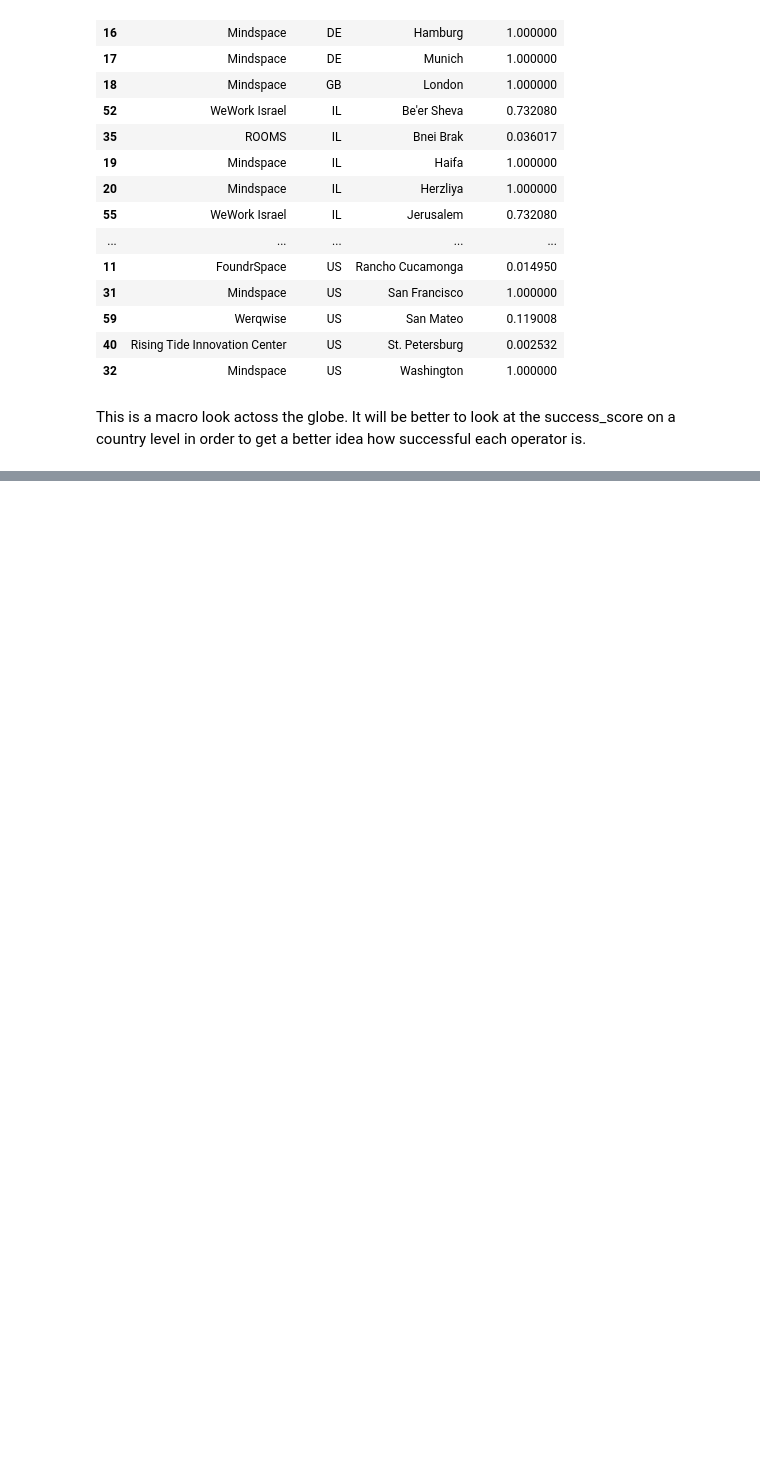
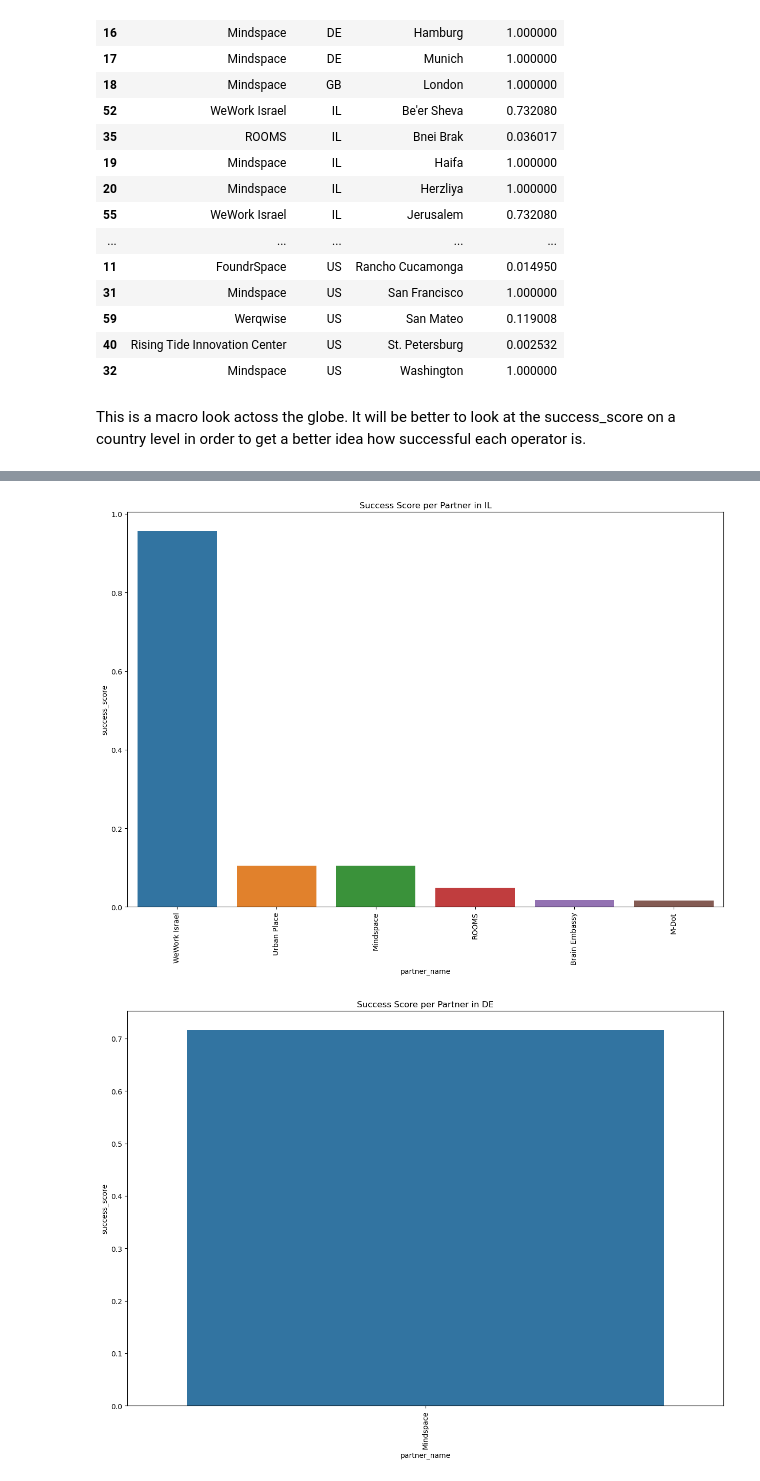
Before and after one commit to talnmizrachi/flexspace_proj, a Jupyter notebook: july_13_flexpython.ipynb, the cells around one changed output, grey strips where cells are left out. Cells and saved outputs as stored; diff of their text form; code cells hidden in the pictures; blank space fills up the shorter version.

```diff
--- a/july_13_flexpython.ipynb
+++ b/july_13_flexpython.ipynb
@@ -175,0 +185,3 @@ This is a macro look actoss the globe. It will be better to look at the success_
+# %%
+# Drop the unwanted index column
+success_df_country = success_df_country.drop(columns=['index'])
@@ -175,0 +208,9 @@ This is a macro look actoss the globe. It will be better to look at the success_
+# %%
+# Normalize the metrics to have the same scale
+success_df_country[['total_price_in_usd', 'Total Orders']] = (success_df_country[['total_price_in_usd', 'Total Orders']] - success_df_country[['total_price_in_usd', 'Total Orders']].min()) / (success_df_country[['total_price_in_usd', 'Total Orders']].max() - success_df_country[['total_price_in_usd', 'Total Orders']].min())
+
+# Define a new column 'success_score' which is a weighted sum of defined metrics
+success_df_country['success_score'] = 0.6 * success_df_country['total_price_in_usd'] + 0.4 * success_df_country['Total Orders']
+
+# Sort partners by 'success_score'
+success_df_country = success_df_country.sort_values('success_score', ascending=False)
@@ -175,0 +237,29 @@ This is a macro look actoss the globe. It will be better to look at the success_
+# %%
+import seaborn as sns
+import matplotlib.pyplot as plt
+
+# Get the list of unique countries
+countries = success_df_country['country'].unique()
+
+# Loop over countries and create a plot for each one
+for country in countries:
+    # Filter the data for the current country
+    df_country = success_df_country[success_df_country['country'] == country]
+
+    # Set the size of the figure
+    plt.figure(figsize=(15,10))
+
+    # Generate a barplot
+    sns.barplot(x='partner_name', y='success_score', data=df_country)
+
+    # Rotate the x labels for better visibility
+    plt.xticks(rotation=90)
+
+    # Set the title of the plot
+    plt.title(f'Success Score per Partner in {country}')
+
+    # Show the plot
+    plt.show()
+# %% [output]
+[figure, added]
+[figure, added]
```
Also changed, not shown: parts of 5 cells of this notebook.
